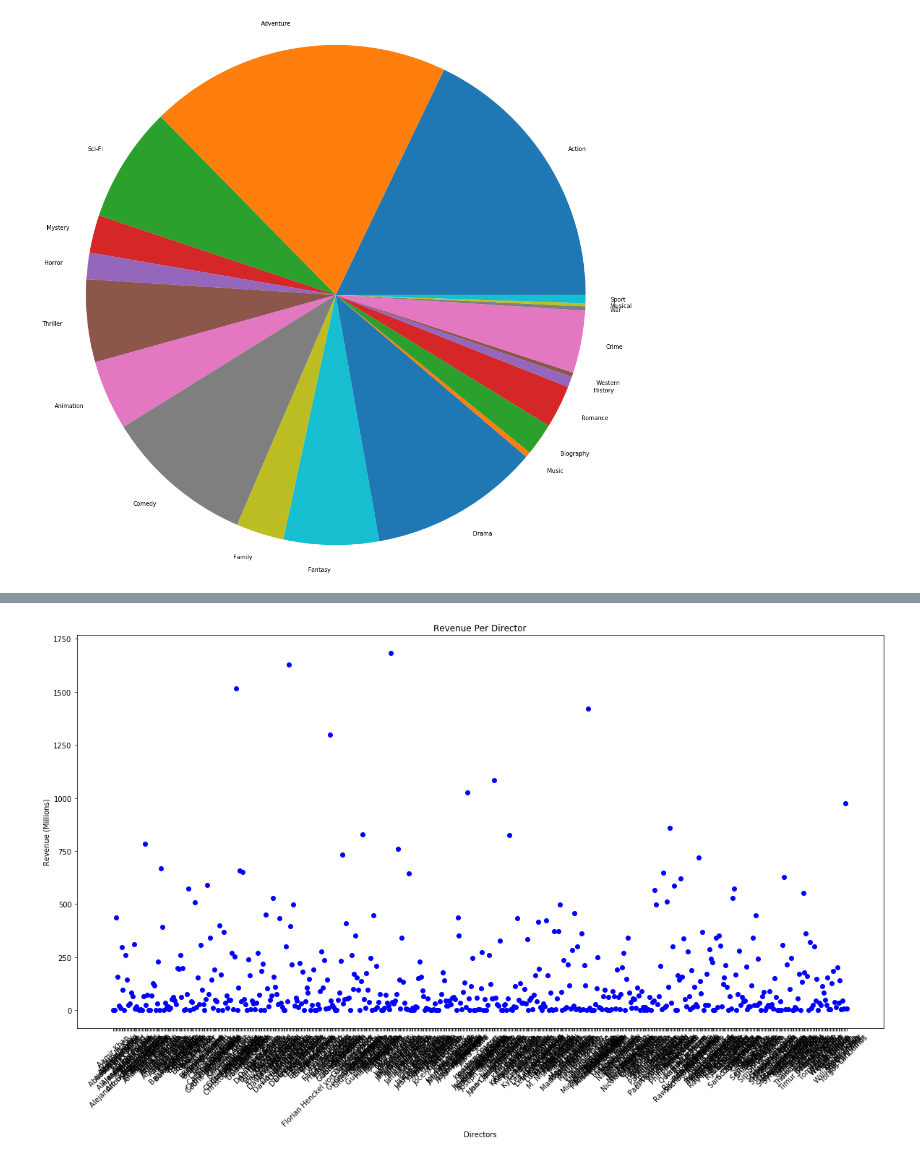
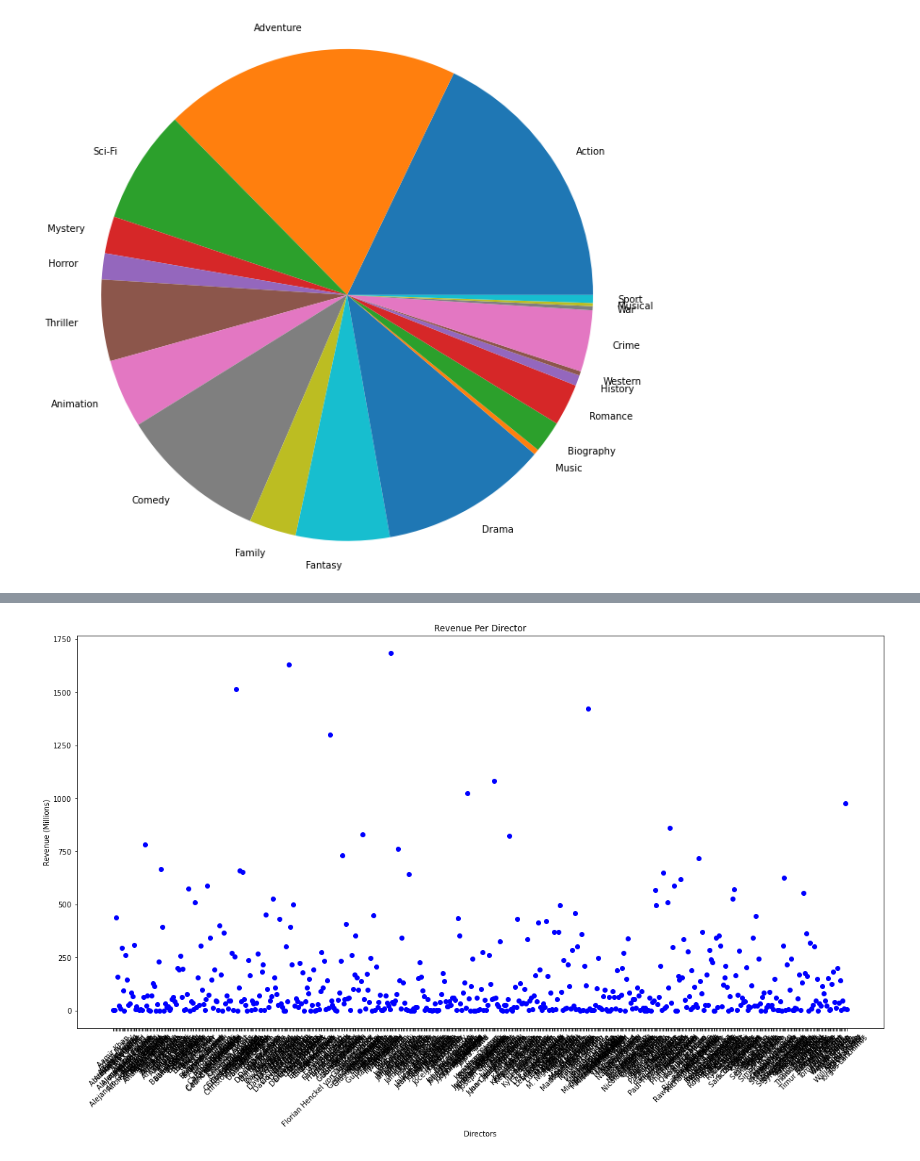
Before and after one commit to JasminePParekh/CMSC320-Final, a Jupyter notebook: 320Final.ipynb, the cells around one changed output, grey strips where cells are left out. Saved outputs shown, nothing was run; the diff lists cells and outputs as text; code cells hidden in the pictures.

```diff
--- a/320Final.ipynb
+++ b/320Final.ipynb
@@ -37,19 +33,20 @@ movie_data
 # %%
 '''
 Gets each genre and maps how much each genre made (allows multiple overlaps).
 '''
 
 genre_list = {}
 for i in range(len(movie_data['Genre'])):
     for j in movie_data.loc[i,'Genre']:
         if j in genre_list:
             genre_list[j] = genre_list[j] + movie_data.loc[i,'Revenue (Millions)']
         else:
             genre_list[j] = movie_data.loc[i,'Revenue (Millions)']
-plt.pie(genre_list.values(), labels = genre_list.keys(), radius = 5)
+plt.pie(genre_list.values(), labels = genre_list.keys(), radius = 3)
+plt.title('')
 plt.show()
 # %% [output]
-[figure, old version]
+[figure, new version]
 # %%
 revenue = []
 for i in np.unique(movie_data['Year']):
```
Also changed, not shown: parts of 22 cells of this notebook, 1 other file.
